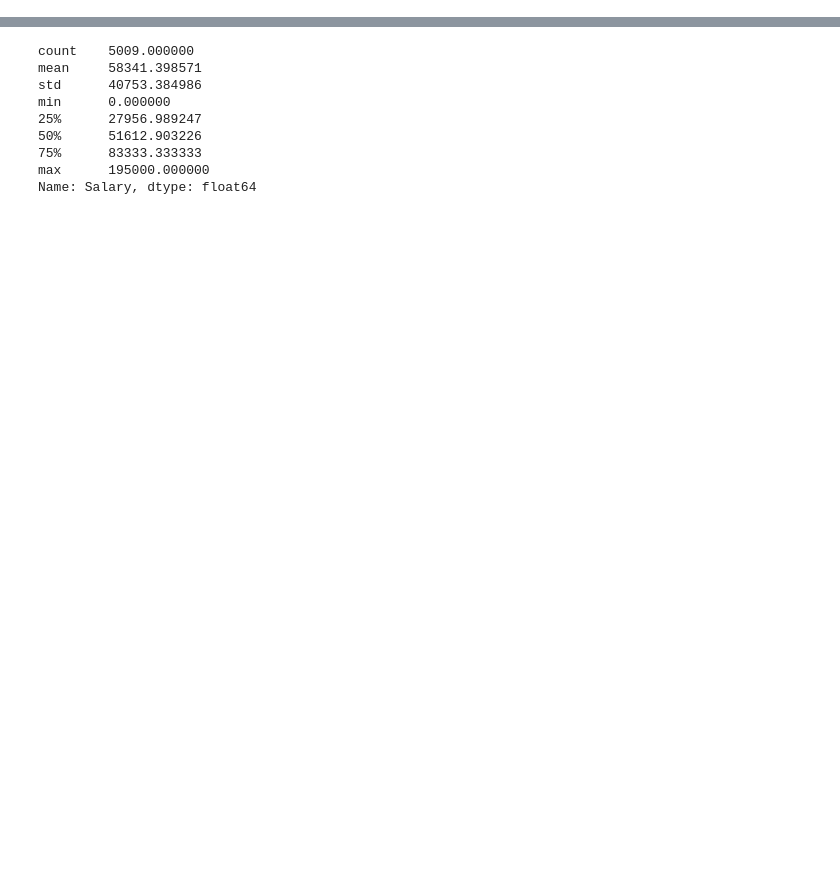
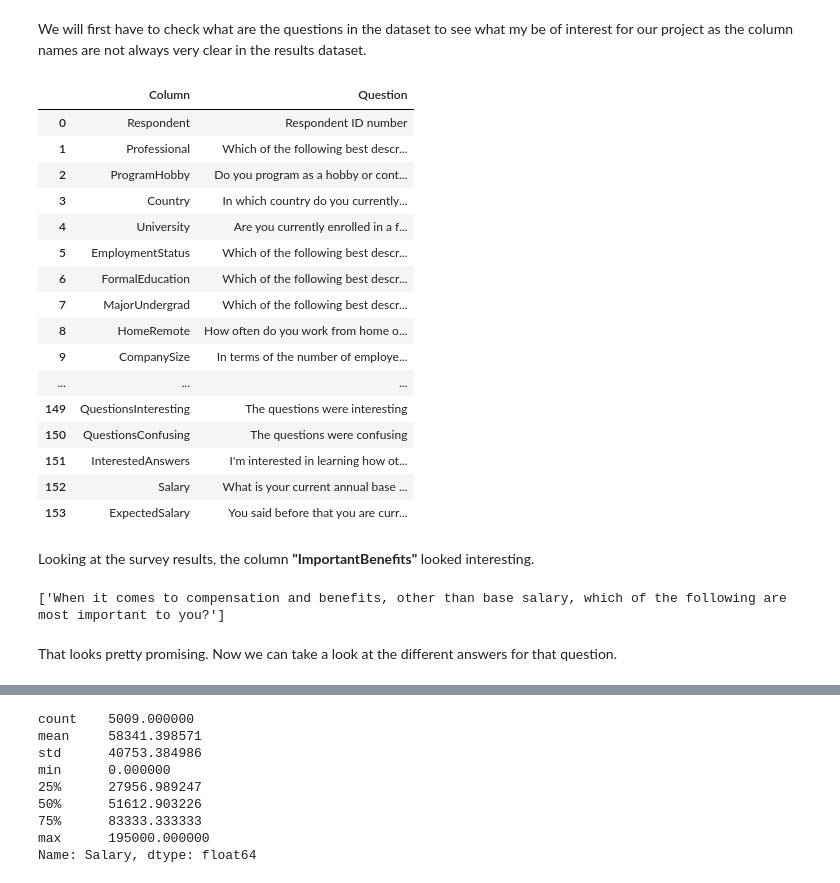
Before and after one commit to nanodegree76/Project-1, a Jupyter notebook: Project 1 - Blog Post.ipynb, the cells around one changed output, grey strips where cells are left out. Saved outputs shown, nothing was run; the diff lists cells and outputs as text; code cells hidden in the pictures; blank space fills up the shorter version.

```diff
--- a/Project 1 - Blog Post.ipynb
+++ b/Project 1 - Blog Post.ipynb
@@ -242,0 +40,33 @@ Maximum of salary:  195000.0
+# %% [markdown]
+We will first have to check what are the questions in the dataset to see what my be of interest for our project as the column names are not always very clear in the results dataset.
+# %%
+# Display all of the data
+df2
+# %% [output]
+|  | Column | Question |
+| 0 | Respondent | Respondent ID number |
+| 1 | Professional | Which of the following best descr... |
+| 2 | ProgramHobby | Do you program as a hobby or cont... |
+| 3 | Country | In which country do you currently... |
+| 4 | University | Are you currently enrolled in a f... |
+| 5 | EmploymentStatus | Which of the following best descr... |
+| 6 | FormalEducation | Which of the following best descr... |
+| 7 | MajorUndergrad | Which of the following best descr... |
+| 8 | HomeRemote | How often do you work from home o... |
+| 9 | CompanySize | In terms of the number of employe... |
+| ... | ... | ... |
+| 149 | QuestionsInteresting | The questions were interesting |
+| 150 | QuestionsConfusing | The questions were confusing |
+| 151 | InterestedAnswers | I'm interested in learning how ot... |
+| 152 | Salary | What is your current annual base ... |
+| 153 | ExpectedSalary | You said before that you are curr... |
+# %% [markdown]
+Looking at the survey results, the column **"ImportantBenefits"** looked interesting.
+# %%
+# Here is the corresponding question
+
+list(df2[df2.Column == 'ImportantBenefits']['Question'])
+# %% [output]
+['When it comes to compensation and benefits, other than base salary, which of the following are most important to you?']
+# %% [markdown]
+That looks pretty promising. Now we can take a look at the different answers for that question.
```
Also changed, not shown: parts of 88 cells of this notebook.
